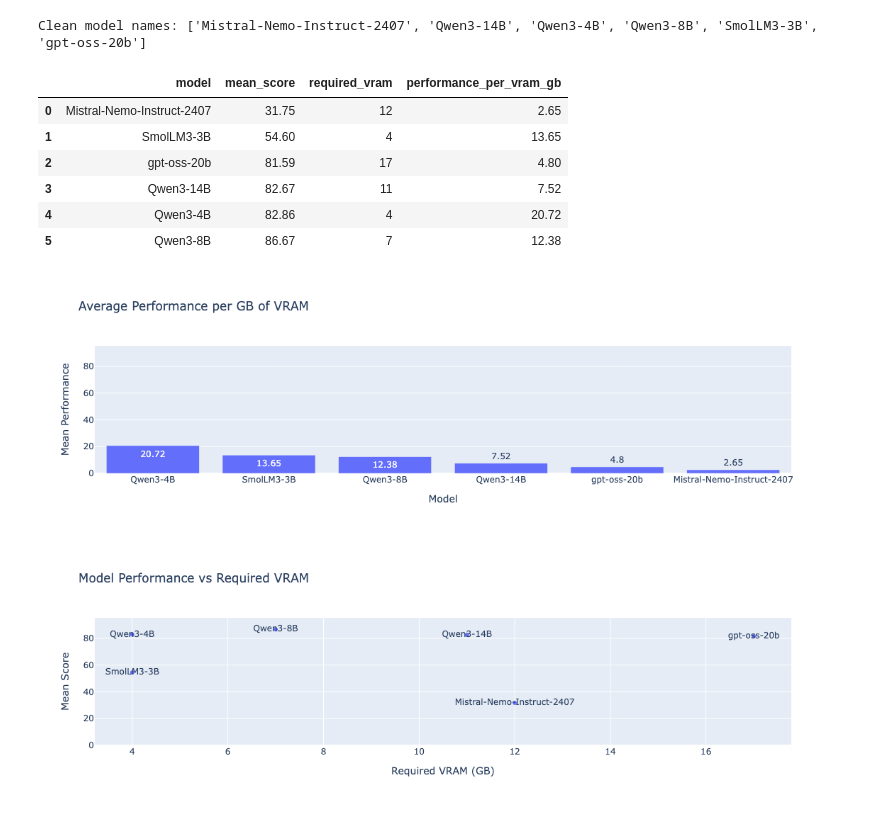
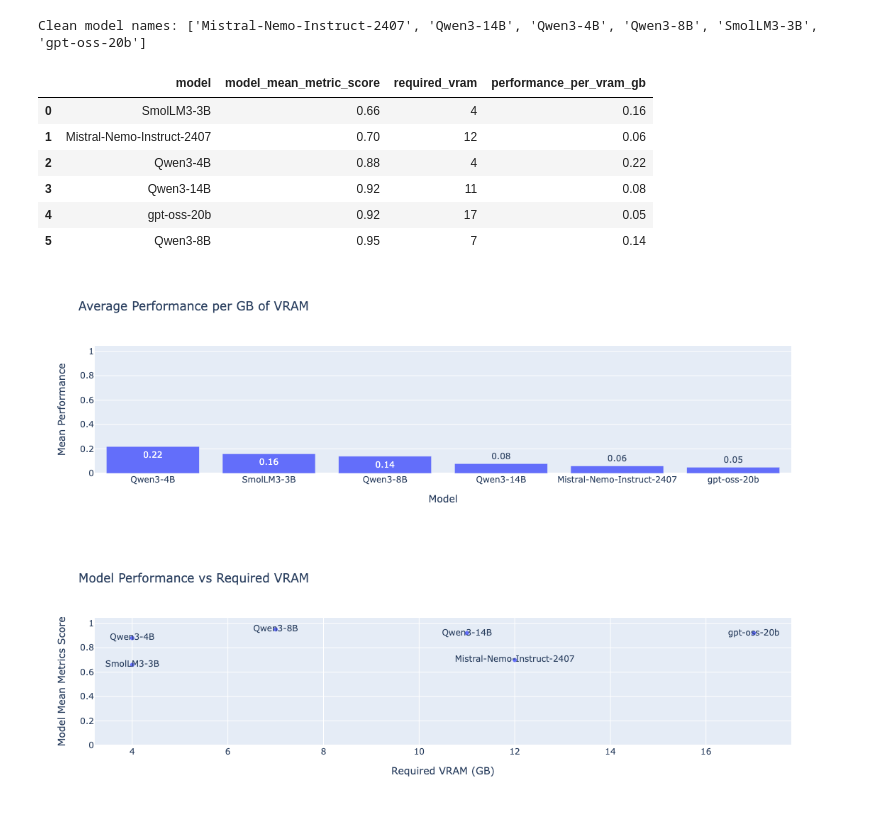
Before and after one commit to Nodehaus/evaluation, a Jupyter notebook: multilingual_agent/visualization.ipynb, the cells around one changed output. Drawn from its saved outputs; the diff is of its cells as text; code cells hidden in the pictures.

Commit message:
replace pass rate with mean metrics score

```diff
--- a/multilingual_agent/visualization.ipynb
+++ b/multilingual_agent/visualization.ipynb
@@ -517,12 +518,16 @@ for json_file in results_dir.glob('*.json'):
     language = data.get('language', '')
 
     # Get metric scores
-    metric_score = data['evaluation_results']['global_metrics']['overall_pass_rate']
+    pass_rate = data['evaluation_results']['global_metrics']['overall_pass_rate']
+    tool_correctness = data['evaluation_results']['global_metrics']['average_scores_by_metric']['Tool Correctness']
+    argument_correctness = data['evaluation_results']['global_metrics']['average_scores_by_metric']['Argument Correctness']
     results_data.append({
             'model': model_name,
             'language': language,
             'metric': "overall_pass_rate",
-            'score': metric_score,
+            'overall_pass_rate': pass_rate,
+            'tool_correctness': tool_correctness,
+            'argument_correctness': argument_correctness,
             'filename': json_file.name
         })
 
@@ -539,6 +544,7 @@ for json_file in results_dir.glob('*.json'):
 # Create DataFrame
 df_pass_rate = pd.DataFrame(results_data)
 df_pass_rate['country_code'] = df_pass_rate['language'].map(lang_to_country)
+df_pass_rate['avg_metric_scores'] = round((df_pass_rate['tool_correctness'] + df_pass_rate['argument_correctness'])/2, 2)
 # df_pass_rate['required_vram'] = df_pass_rate['model'].map(models_memory_gb)
 print(f"Loaded {len(df_pass_rate)} data points")
 print(f"Models: {sorted(df_pass_rate['model'].unique())}")
@@ -580,22 +586,22 @@ models_memory_gb = {
     "gpt-oss-20b": 17,
 }
 # %%
-mean_scores_df = df_pass_rate.groupby('model_clean')['score'].mean().sort_values().reset_index()
-mean_scores_df.columns = ['model', 'mean_score']
-mean_scores_df["mean_score"] = round(mean_scores_df["mean_score"], 2)
+mean_scores_df = df_pass_rate.groupby('model_clean')['avg_metric_scores'].mean().sort_values().reset_index()
+mean_scores_df.columns = ['model', 'model_mean_metric_score']
+mean_scores_df["model_mean_metric_score"] = round(mean_scores_df["model_mean_metric_score"], 2)
 
 mean_scores_df['required_vram'] = mean_scores_df['model'].map(models_memory_gb)
-mean_scores_df['performance_per_vram_gb'] = round(mean_scores_df['mean_score'] / mean_scores_df['required_vram'], 2)
+mean_scores_df['performance_per_vram_gb'] = round(mean_scores_df['model_mean_metric_score'] / mean_scores_df['required_vram'], 2)
 # %%
 mean_scores_df
 # %% [output]
-|  | model | mean_score | required_vram | performance_per_vram_gb |
-| 0 | Mistral-Nemo-Instruct-2407 | 31.75 | 12 | 2.65 |
-| 1 | SmolLM3-3B | 54.60 | 4 | 13.65 |
-| 2 | gpt-oss-20b | 81.59 | 17 | 4.80 |
-| 3 | Qwen3-14B | 82.67 | 11 | 7.52 |
-| 4 | Qwen3-4B | 82.86 | 4 | 20.72 |
-| 5 | Qwen3-8B | 86.67 | 7 | 12.38 |
+|  | model | model_mean_metric_score | required_vram | performance_per_vram_gb |
+| 0 | SmolLM3-3B | 0.66 | 4 | 0.16 |
+| 1 | Mistral-Nemo-Instruct-2407 | 0.70 | 12 | 0.06 |
+| 2 | Qwen3-4B | 0.88 | 4 | 0.22 |
+| 3 | Qwen3-14B | 0.92 | 11 | 0.08 |
+| 4 | gpt-oss-20b | 0.92 | 17 | 0.05 |
+| 5 | Qwen3-8B | 0.95 | 7 | 0.14 |
 # %%
 fig = px.bar(
     mean_scores_df.sort_values(by='performance_per_vram_gb', ascending=False),               # DataFrame
@@ -609,33 +615,33 @@ fig = px.bar(
 fig.update_layout(
     xaxis_title='Model',
     yaxis_title='Mean Performance',
-    yaxis=dict(range=[0, mean_scores_df['mean_score'].max() * 1.1])  # give some padding
+    yaxis=dict(range=[0, mean_scores_df['model_mean_metric_score'].max() * 1.1])  # give some padding
 )
 
 # Show the plot
 fig.show()
 # %% [output]
-[figure, old version]
+[figure, new version]
 # %%
 # Scatter plot to show mean_score vs required VRAM
 fig = px.scatter(
     mean_scores_df,
     x='required_vram',
-    y='mean_score',
+    y='model_mean_metric_score',
     text='model',
     title='Model Performance vs Required VRAM',
     # size='mean_score',
     # color='mean_score',
     color_continuous_scale='Viridis'
 )
 
 # Optional: adjust layout
 fig.update_layout(
     xaxis_title='Required VRAM (GB)',
-    yaxis_title='Mean Score',
-    yaxis=dict(range=[0, mean_scores_df['mean_score'].max() * 1.1])
+    yaxis_title='Model Mean Metrics Score',
+    yaxis=dict(range=[0, mean_scores_df['model_mean_metric_score'].max() * 1.1])
 )
 
 fig.show()
 # %% [output]
-[figure, old version]
+[figure, new version]
```
Also changed, not shown: parts of 2 cells of this notebook, 6 other files.
